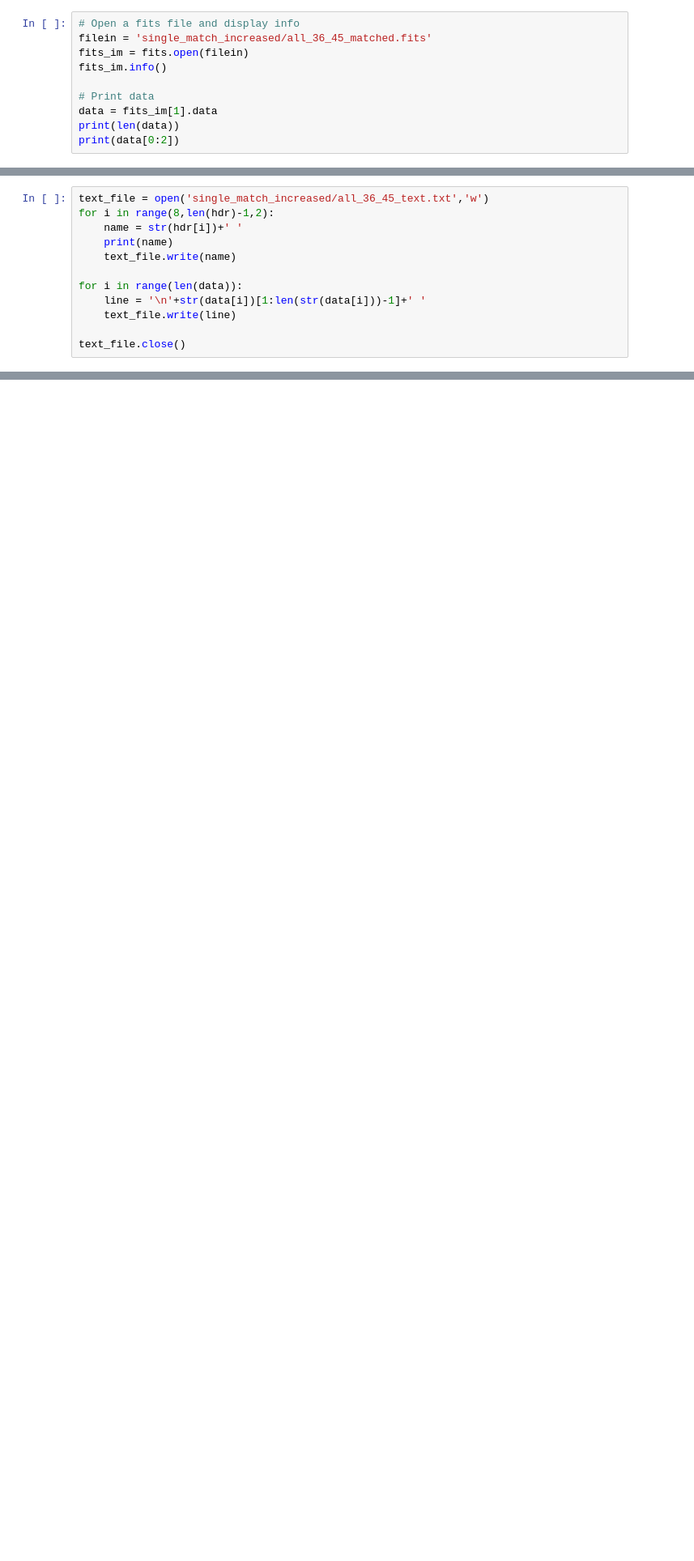
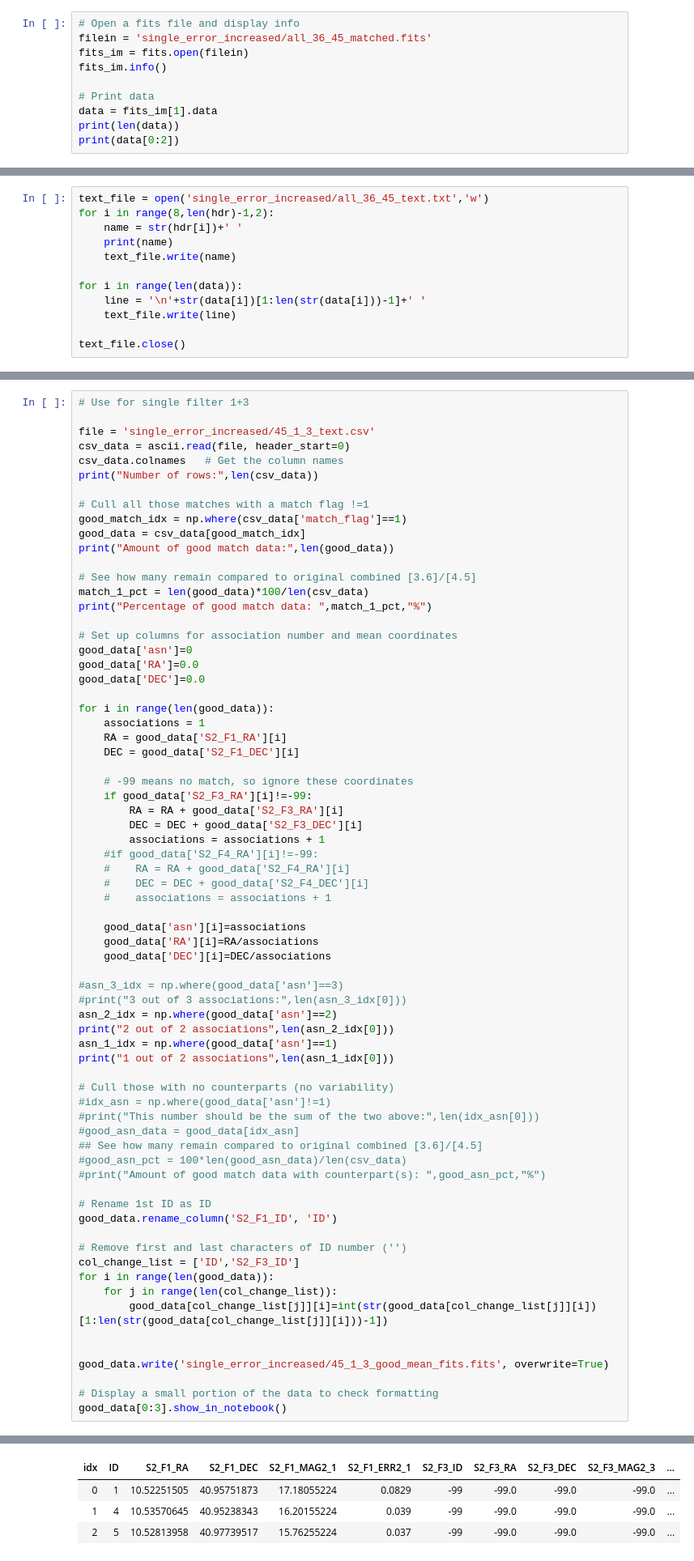
Before and after one commit to MichaelSharp7/M32, a Jupyter notebook: M32_cat.ipynb, the cells around one changed output, grey strips where cells are left out. Shown: that part at 81% size. Drawn from its saved outputs; the diff is of its cells as text; blank space fills up the shorter version.

```diff
--- a/M32_cat.ipynb
+++ b/M32_cat.ipynb
@@ -28,7 +28,7 @@ sns.set_context("paper")   # "paper", "notebook", "talk", "poster"
 # Fits Files
 # %%
 # Open a fits file and display info
-filein = 'single_match_increased/all_36_45_matched.fits'
+filein = 'single_error_increased/all_36_45_matched.fits'
 fits_im = fits.open(filein)
 fits_im.info()
 
@@ -69,7 +69,7 @@ EXTNAME = 'NWAYMATCH'
 # %% [markdown]
 # Convert fits to text
 # %%
-text_file = open('single_match_increased/all_36_45_text.txt','w')
+text_file = open('single_error_increased/all_36_45_text.txt','w')
 for i in range(8,len(hdr)-1,2):
     name = str(hdr[i])+' '
     print(name)
@@ -233,3 +233,74 @@ loc_plot('single_match_increased/final_cat_csv.csv','36&45','all')
 data_36.colnames
 # %% [output]
 ['RA', 'DEC', 'ROUNDESS', 'SHARPNESS', 'MAG1', 'ERR1']
+# %%
+# Use for single filter 1+3
+
+file = 'single_error_increased/45_1_3_text.csv'
+csv_data = ascii.read(file, header_start=0)
+csv_data.colnames   # Get the column names
+print("Number of rows:",len(csv_data))
+
+# Cull all those matches with a match flag !=1
+good_match_idx = np.where(csv_data['match_flag']==1)
+good_data = csv_data[good_match_idx]
+print("Amount of good match data:",len(good_data))
+
+# See how many remain compared to original combined [3.6]/[4.5]
+match_1_pct = len(good_data)*100/len(csv_data)
+print("Percentage of good match data: ",match_1_pct,"%")
+
+# Set up columns for association number and mean coordinates
+good_data['asn']=0
+good_data['RA']=0.0
+good_data['DEC']=0.0
+
+for i in range(len(good_data)):
+    associations = 1
+    RA = good_data['S2_F1_RA'][i]
+    DEC = good_data['S2_F1_DEC'][i]
+
+    # -99 means no match, so ignore these coordinates
+    if good_data['S2_F3_RA'][i]!=-99:
+        RA = RA + good_data['S2_F3_RA'][i]
+        DEC = DEC + good_data['S2_F3_DEC'][i]
+        associations = associations + 1
+    #if good_data['S2_F4_RA'][i]!=-99:
+    #    RA = RA + good_data['S2_F4_RA'][i]
+    #    DEC = DEC + good_data['S2_F4_DEC'][i]
+    #    associations = associations + 1
+
+    good_data['asn'][i]=associations
+    good_data['RA'][i]=RA/associations
+    good_data['DEC'][i]=DEC/associations
+
+#asn_3_idx = np.where(good_data['asn']==3)
+#print("3 out of 3 associations:",len(asn_3_idx[0]))
+asn_2_idx = np.where(good_data['asn']==2)
+print("2 out of 2 associations",len(asn_2_idx[0]))
+asn_1_idx = np.where(good_data['asn']==1)
+print("1 out of 2 associations",len(asn_1_idx[0]))
+
+# Cull those with no counterparts (no variability)
+#idx_asn = np.where(good_data['asn']!=1)
+#print("This number should be the sum of the two above:",len(idx_asn[0]))
+#good_asn_data = good_data[idx_asn]
+## See how many remain compared to original combined [3.6]/[4.5]
+#good_asn_pct = 100*len(good_asn_data)/len(csv_data)
+#print("Amount of good match data with counterpart(s): ",good_asn_pct,"%")
+
+# Rename 1st ID as ID
+good_data.rename_column('S2_F1_ID', 'ID')
+
+# Remove first and last characters of ID number ('')
+col_change_list = ['ID','S2_F3_ID']
+for i in range(len(good_data)):
+    for j in range(len(col_change_list)):
+        good_data[col_change_list[j]][i]=int(str(good_data[col_change_list[j]][i])[1:len(str(good_data[col_change_list[j]][i]))-1])
+
+
+good_data.write('single_error_increased/45_1_3_good_mean_fits.fits', overwrite=True)
+
+# Display a small portion of the data to check formatting
+good_data[0:3].show_in_notebook()
+# %% [output]
@@ -236 +313,5 @@ data_36.colnames
+| idx | ID | S2_F1_RA | S2_F1_DEC | S2_F1_MAG2_1 | S2_F1_ERR2_1 | S2_F3_ID | S2_F3_RA | S2_F3_DEC | S2_F3_MAG2_3 | ... |
+| 0 | 1 | 10.52251505 | 40.95751873 | 17.18055224 | 0.0829 | -99 | -99.0 | -99.0 | -99.0 | ... |
+| 1 | 4 | 10.53570645 | 40.95238343 | 16.20155224 | 0.039 | -99 | -99.0 | -99.0 | -99.0 | ... |
+| 2 | 5 | 10.52813958 | 40.97739517 | 15.76255224 | 0.037 | -99 | -99.0 | -99.0 | -99.0 | ... |
 # %%
```
Also changed, not shown: parts of 5 cells of this notebook.
